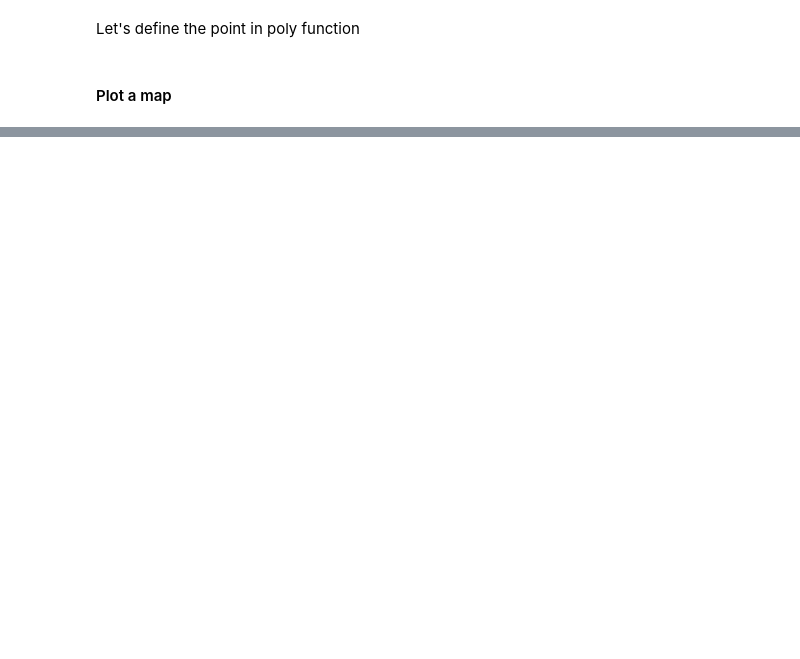
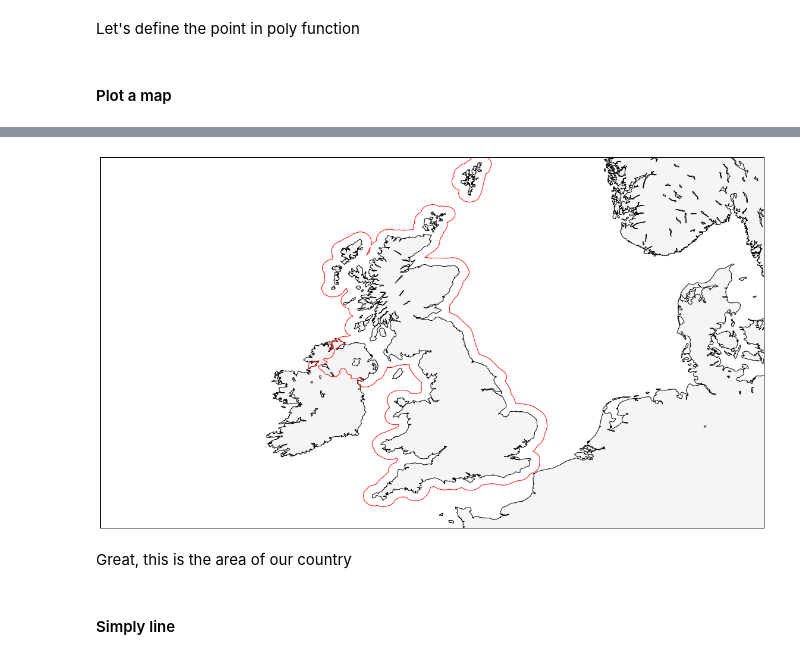
Before and after one commit to bristol-seds/pico-tracker, a Jupyter notebook: sim/geofence/geofence.ipynb, the cells around one changed output, grey strips where cells are left out. Saved outputs shown, nothing was run; the diff lists cells and outputs as text; code cells hidden in the pictures; blank space fills up the shorter version.

```diff
--- a/sim/geofence/geofence.ipynb
+++ b/sim/geofence/geofence.ipynb
@@ -352,0 +413,62 @@ United Kingdom 23
+# %%
+# Convert all countries to grids
+for c in countries:
+    c['grids'] = lonlat_to_ea_grid(c['outlines'])
+# %%
+# Utility functions
+def all_grids_all_countries_except(isocode = 'GB'):
+    grids = []
+
+    for c in countries:
+        if c['isocode'] != isocode:
+            for g in c['grids']:
+                grids.append(g)
+
+    return grids
+# %%
+def prepare_shifted_grids(grids, isocode):
+    shifted_grids = []
+
+    # Offset the grids by ~25km (terratorial waters)
+    for grid in grids:
+        pc = pyclipper.PyclipperOffset()
+
+        pc.AddPath(grid, pyclipper.JT_ROUND, pyclipper.ET_OPENROUND)
+        shifted_grid = [(point[0], point[1]) for point in pc.Execute(25 *2*1000)[0]]
+
+        shifted_grids.append(shifted_grid)
+
+    # Union
+    pc = pyclipper.Pyclipper()
+    pc.AddPaths(shifted_grids, pyclipper.PT_SUBJECT, True)
+
+    unions = pc.Execute(pyclipper.CT_UNION, pyclipper.PFT_POSITIVE, pyclipper.PFT_POSITIVE)
+    shifted_grids = [[(point[0], point[1]) for point in union] for union in unions]
+
+    # Difference with other countries
+    other_grids = all_grids_all_countries_except(isocode)
+    pc = pyclipper.Pyclipper()
+    pc.AddPaths(shifted_grids, pyclipper.PT_SUBJECT, True)
+    pc.AddPaths(other_grids, pyclipper.PT_CLIP, True)
+
+    differences = pc.Execute(pyclipper.CT_DIFFERENCE, pyclipper.PFT_EVENODD, pyclipper.PFT_EVENODD)
+    shifted_grids = [[(point[0], point[1]) for point in difference] for difference in differences]
+    #
+    # This isn't quite ideal but it works
+    #
+
+    return shifted_grids
+
+# Test for GB
+gb_shifted_grids = prepare_shifted_grids(gb['grids'], "GB")
+
+# Back to lat/lon
+gb_shifted = ea_grid_to_lonlat(gb_shifted_grids)
+
+draw_gb(outlines=gb_shifted)
+# %% [output]
+[figure, added]
+# %% [markdown]
+Great, this is the area of our country
+# %% [markdown]
+#### Simply line
```
Also changed, not shown: parts of 46 cells of this notebook, 6 other files.
